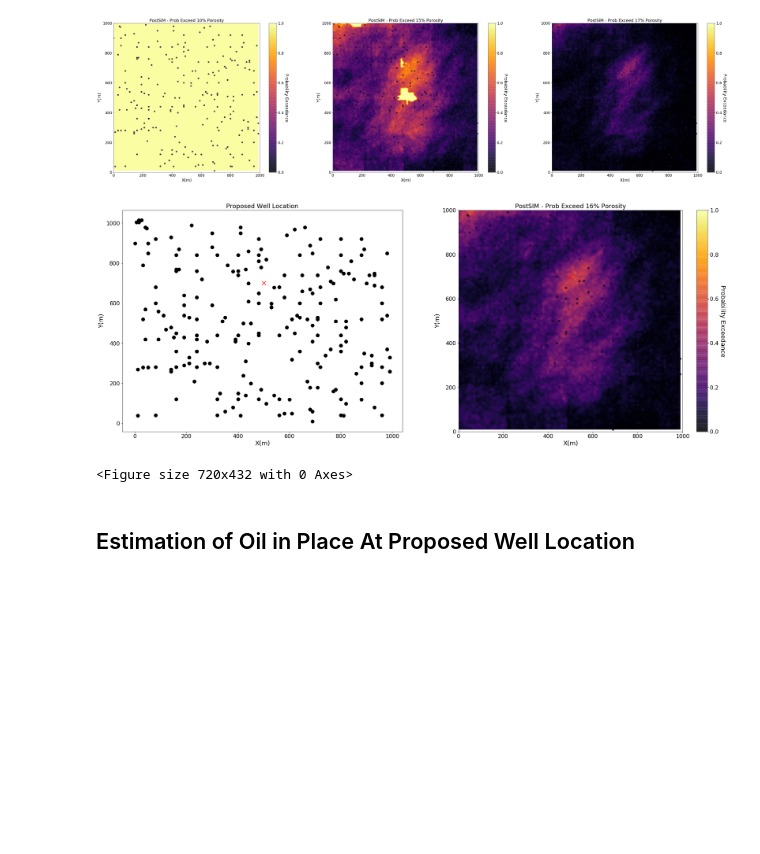
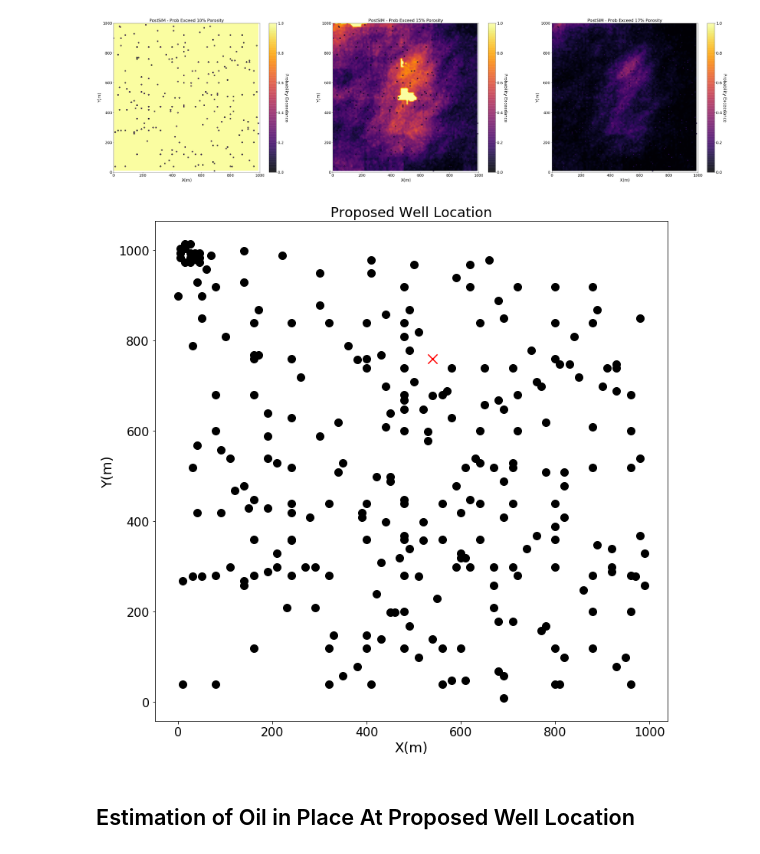
Before and after one commit to elbeejay/PGE383-Group1, a Jupyter notebook: FinalReport/UncertaintyQuantification.ipynb, the cells around one changed output. Cells and saved outputs as stored; diff of their text form; code cells hidden in the pictures; blank space fills up the shorter version.

Commit message:
OIP/Porosity uncertainty

```diff
--- a/FinalReport/UncertaintyQuantification.ipynb
+++ b/FinalReport/UncertaintyQuantification.ipynb
@@ -475,33 +475,47 @@ plt.show()
 [figure]
 # %%
 # Proposed well location
+cookie_por = np.load('uncertaintyporosity100.npy')
 prob16 = local_probability_exceedance(realizations = cookie_por,threshold = 0.16)
-x = 500; y = 700
+x = 540; y = 760
 plt.figure()
+df = pd.read_csv('1_sample_data.csv')
 
-plt.subplot(121)
 plt.scatter(df['X'],df['Y'],s=100,c='black',
            marker=None,cmap=plt.cm.plasma,norm=None,vmin=0.00,
            vmax=1.00,alpha=1.0,verts=None,edgecolors="black",label='Outliers')
+fig = plt.gcf()
 plt.scatter(x,y,s=150,c='red',marker='x')
 plt.title('Proposed Well Location')
 plt.xlabel('X(m)')
 plt.ylabel('Y(m)')
+plt.rcParams["figure.figsize"] = (12,12)
+plt.show()
 
-plt.subplot(122)
-GSLIB.locpix_st(prob16,xmin,xmax,ymin,ymax,xsiz,0.0,1.,df,
-                'X','Y','Porosity','PostSIM - Prob Exceed 16% Porosity',
-                'X(m)','Y(m)','Probability Exceedance',cmap)
-plt.scatter(x,y,s=150,c='red',marker='x')
 
-plt.subplots_adjust(left=0.0, bottom=0.0, right=2.5, top=1.5, wspace=0.2, hspace=0.2)
-plt.show()
-plt.rcParams["figure.figsize"] = (10,6)
-fig = plt.gcf()
-fig.savefig('ProposedWell.png',dpi=100)
+#GSLIB.locpix_st(prob16,xmin,xmax,ymin,ymax,xsiz,0.0,1.,df,
+#                'X','Y','Porosity','Probability of Exceeding 16% Porosity',
+#                'X(m)','Y(m)','Probability  of Exceedance',cmap)
+
+#Exceedance = plt.imshow(prob16, cmap=plt.cm.inferno, extent=(0, 1000, 0, 1000))
+#plt.clim(0, 1)
+#plt.xlabel('X (Meters)')
+#plt.ylabel('Y (Meters)')
+#plt.title('Probability of Exceeding 16% Porosity')
+#plt.colorbar()
+#plt.rcParams.update({'font.size': 14})
+#fig1 = plt.gcf()
+#plt.show(Exceedance)
+#plt.rcParams["figure.figsize"] = (12,12)
+
+#plt.scatter(x,y,s=150,c='white',marker='x')
+
+#plt.subplots_adjust(left=0.0, bottom=0.0, right=2.5, top=1.5, wspace=0.2, hspace=0.2)
+#plt.show()
+#plt.rcParams["figure.figsize"] = (5,5)
+#fig.savefig('ProposedWell.png',dpi=100)
 # %% [output]
-[figure, old version]
+[figure, new version]
-<Figure size 720x432 with 0 Axes>
 # %% [markdown]
 ## Estimation of Oil in Place At Proposed Well Location
 # %%
```
Also changed, not shown: parts of 9 cells of this notebook.
